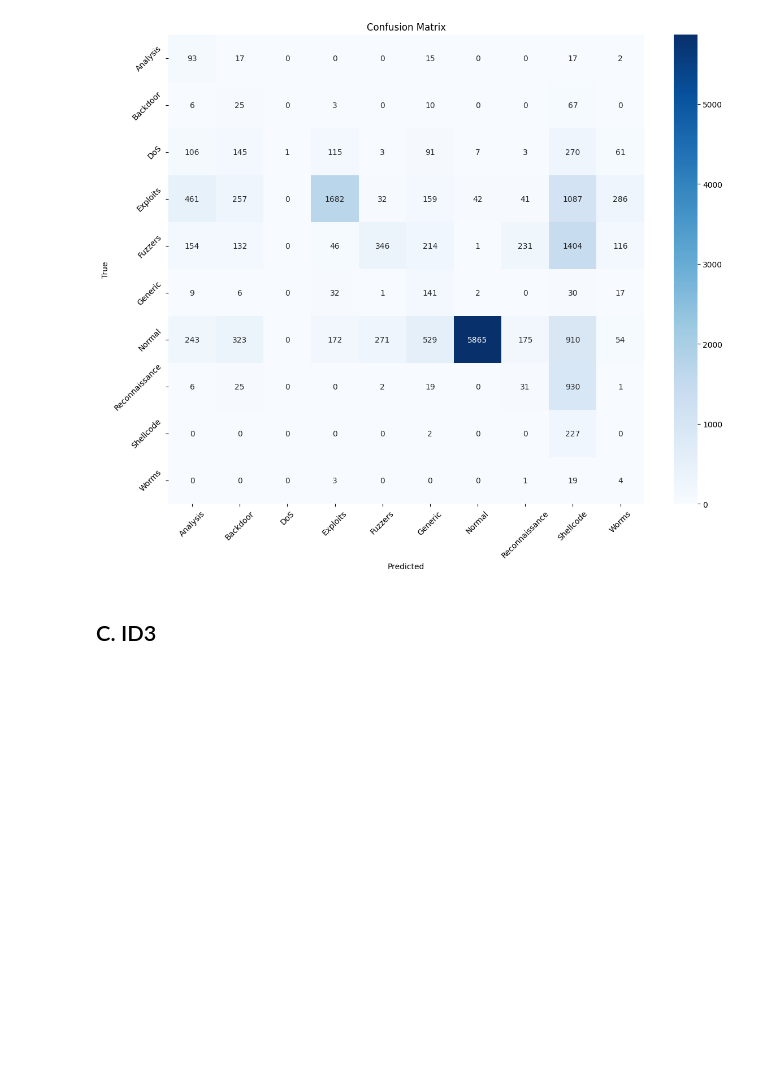
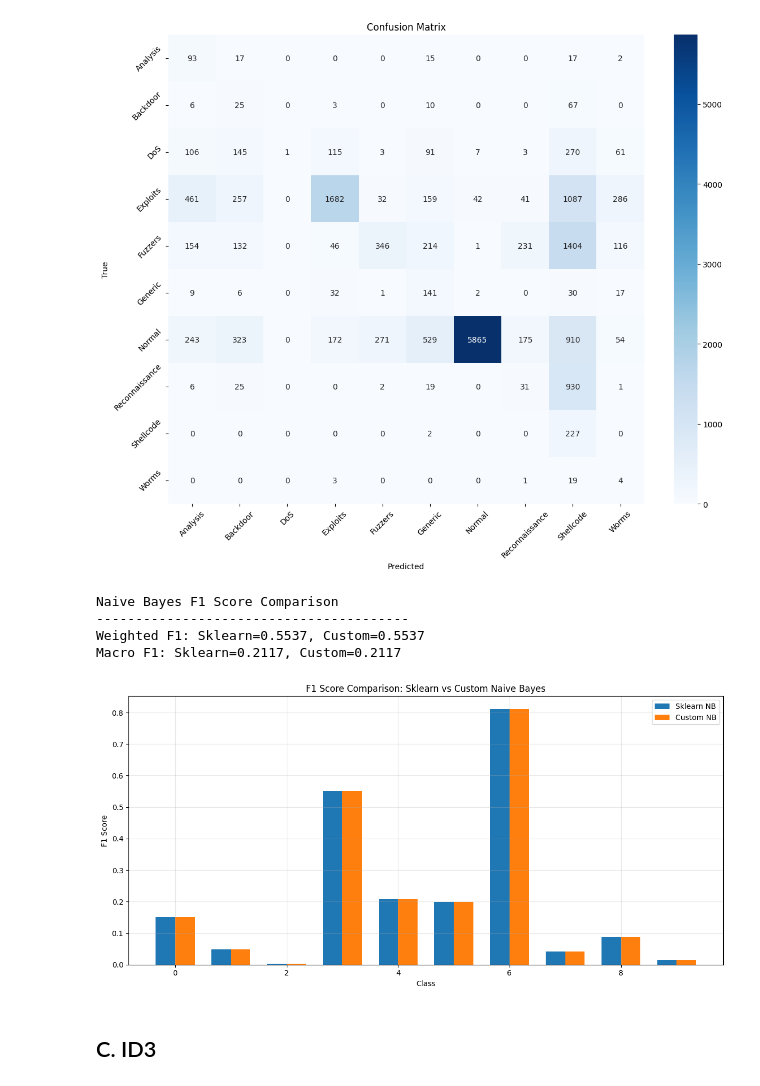
Before and after one commit to julianchandras/Tubes-2-IF3170, a Jupyter notebook: src/main.ipynb, the cells around one changed output. Drawn from its saved outputs; the diff is of its cells as text; code cells hidden in the pictures; blank space fills up the shorter version.

```diff
--- a/src/main.ipynb
+++ b/src/main.ipynb
@@ -1758,9 +1816,3 @@ print(classification_report(y_val_encoded, y_pred_custom_gnb))
     accuracy                           0.47     17798
    macro avg       0.37      0.39      0.21     17798
 weighted avg       0.79      0.47      0.55     17798
-# %%
-y_pred_custom_gnb = custom_gnb.predict(x_val_preprocessed)
-
-print(accuracy_score(y_val_encoded, y_pred_custom_gnb))
-
-print(classification_report(y_val_encoded, y_pred_custom_gnb))
@@ -1807,6 +1841,57 @@ plt.tight_layout()
 plt.show()
 # %% [output]
 [figure]
+# %%
+
+def compare_naive_bayes_f1(y_true, y_pred_sklearn, y_pred_custom):
+
+    sklearn_f1 = {
+        'weighted': f1_score(y_true, y_pred_sklearn, average='weighted'),
+        'macro': f1_score(y_true, y_pred_sklearn, average='macro'),
+        'per_class': f1_score(y_true, y_pred_sklearn, average=None)
+    }
+
+    custom_f1 = {
+        'weighted': f1_score(y_true, y_pred_custom, average='weighted'),
+        'macro': f1_score(y_true, y_pred_custom, average='macro'),
+        'per_class': f1_score(y_true, y_pred_custom, average=None)
+    }
+
+
+    print("Naive Bayes F1 Score Comparison")
+    print("-" * 40)
+    print(f"Weighted F1: Sklearn={sklearn_f1['weighted']:.4f}, Custom={custom_f1['weighted']:.4f}")
+    print(f"Macro F1: Sklearn={sklearn_f1['macro']:.4f}, Custom={custom_f1['macro']:.4f}")
+
+
+    plt.figure(figsize=(12, 6))
+    x = np.arange(len(sklearn_f1['per_class']))
+    width = 0.35
+
+    plt.bar(x - width/2, sklearn_f1['per_class'], width, label='Sklearn NB')
+    plt.bar(x + width/2, custom_f1['per_class'], width, label='Custom NB')
+
+
+    plt.xlabel('Class')
+    plt.ylabel('F1 Score')
+    plt.title('F1 Score Comparison: Sklearn vs Custom Naive Bayes')
+    plt.legend()
+    plt.grid(True, alpha=0.3)
+    plt.tight_layout()
+    plt.show()
+
+compare_naive_bayes_f1(
+    y_val_encoded,
+    y_pred_sklearn_gnb,
+    y_pred_custom_gnb,
+
+)
+# %% [output]
+Naive Bayes F1 Score Comparison
+----------------------------------------
+Weighted F1: Sklearn=0.5537, Custom=0.5537
+Macro F1: Sklearn=0.2117, Custom=0.2117
+[figure, added]
 # %% [markdown]
 ## C. ID3
 # %%
```
Also changed, not shown: parts of 16 cells of this notebook.
